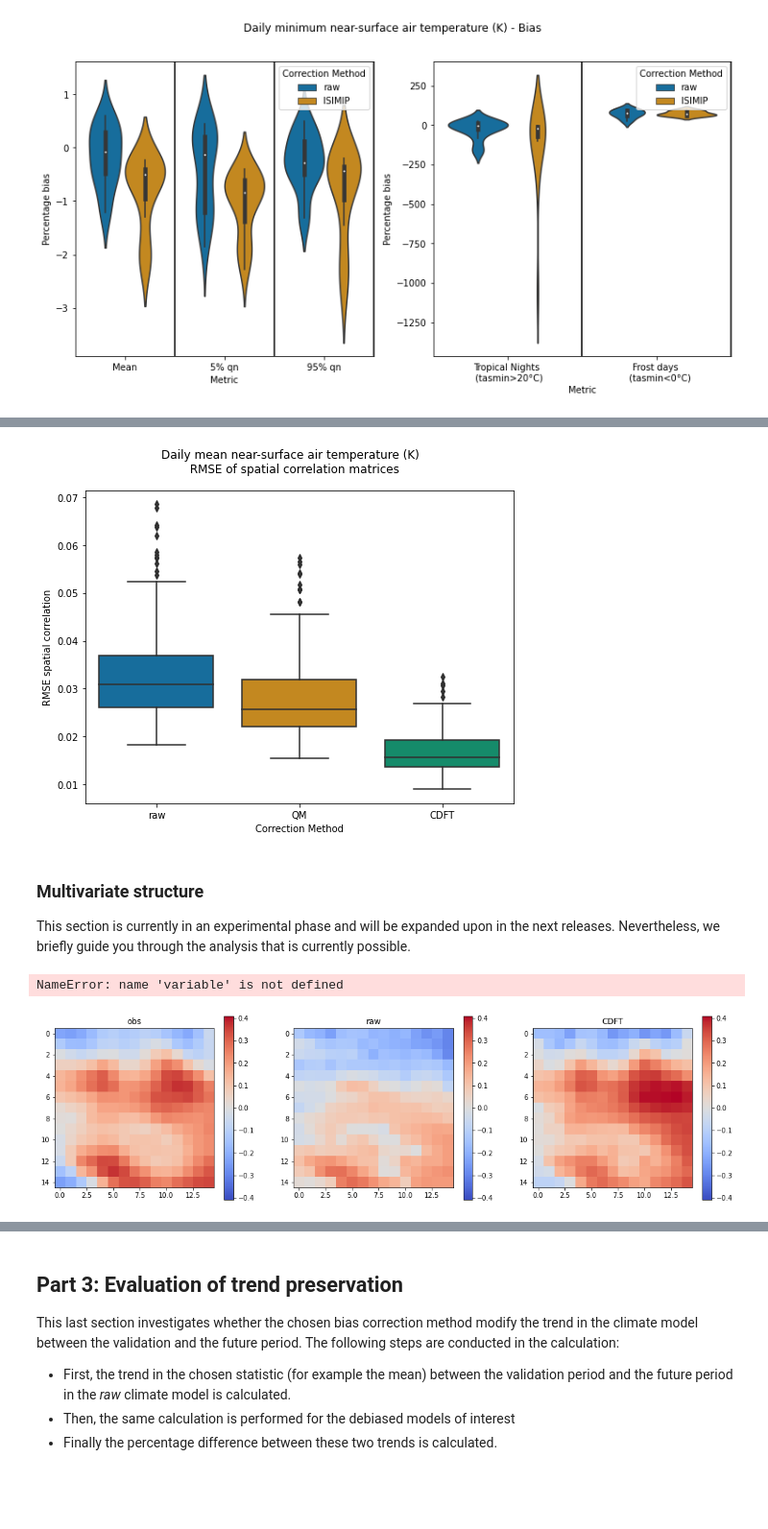
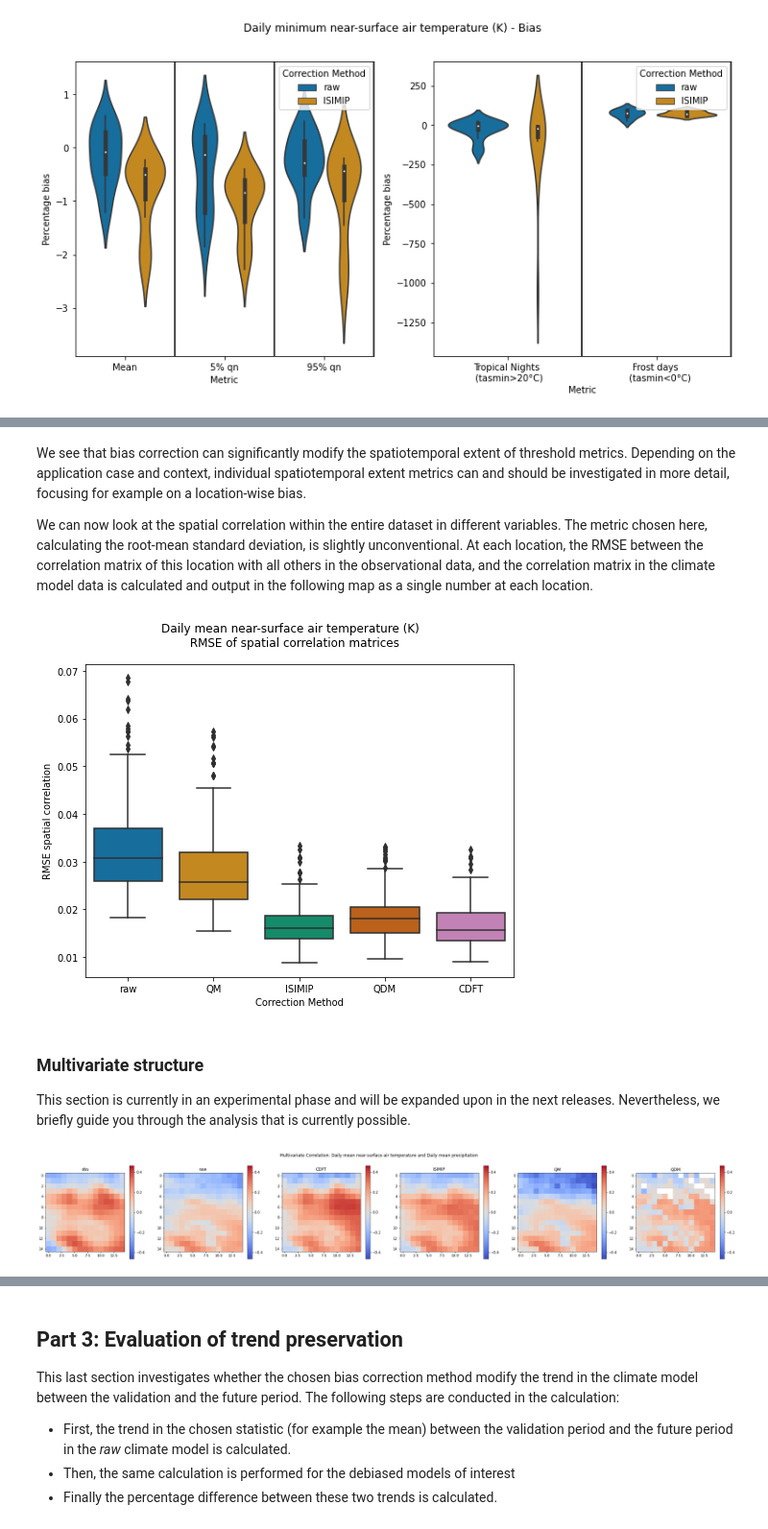
Before and after one commit to ecmwf-projects/ibicus, a Jupyter notebook: notebooks/evaluation_notebook_v5.ipynb, the cells around one changed output, grey strips where cells are left out. Shown at 96% size. Cells and saved outputs as stored; diff of their text form; code cells hidden in the pictures; blank space fills up the shorter version.

```diff
--- a/notebooks/evaluation_notebook_v5.ipynb
+++ b/notebooks/evaluation_notebook_v5.ipynb
@@ -186,5 +186,5 @@ pr_fut_debiased_CDFT = pr_debiaser_CDFT.apply(pr_obs, pr_cm_hist, pr_cm_future,
 **Quantile Delta Mapping**
 # %%
 tas_debiaser_QDM = QuantileDeltaMapping.from_variable(variable = "tas")
-tas_val_debiased_QDM = tas_debiaser_QDM.apply(tas_obs, tas_cm_hist, tas_cm_validate, time_obs = tas_time_obs, time_cm_hist = tas_time_cm_hist, time_cm_future = tas_time_cm_validate, verbosity='INFO')
-tas_fut_debiased_QDM = tas_debiaser_QDM.apply(tas_obs, tas_cm_hist, tas_cm_future, time_obs = tas_time_obs, time_cm_hist = tas_time_cm_hist, time_cm_future = tas_time_cm_future, verbosity='INFO')
+tas_val_debiased_QDM = tas_debiaser_QDM.apply(tas_obs, tas_cm_hist, tas_cm_validate, time_obs = tas_time_obs, time_cm_hist = tas_time_cm_hist, time_cm_future = tas_time_cm_validate, verbosity='ERRORS_ONLY', parallel=True)
+tas_fut_debiased_QDM = tas_debiaser_QDM.apply(tas_obs, tas_cm_hist, tas_cm_future, time_obs = tas_time_obs, time_cm_hist = tas_time_cm_hist, time_cm_future = tas_time_cm_future, verbosity='ERRORS_ONLY', parallel=True)
@@ -194,4 +191,4 @@ INFO:root:----- Running debiasing for variable: Daily mean near-surface air temp
 # %%
 pr_debiaser_QDM = QuantileDeltaMapping.from_variable(variable = "pr")
-pr_val_debiased_QDM = pr_debiaser_QDM.apply(pr_obs, pr_cm_hist, pr_cm_validate, time_obs = pr_time_obs, time_cm_hist = pr_time_cm_hist, time_cm_future = pr_time_cm_validate, verbosity='ERRORS_ONLY')
-pr_fut_debiased_QDM = pr_debiaser_QDM.apply(pr_obs, pr_cm_hist, pr_cm_future, time_obs = pr_time_obs, time_cm_hist = pr_time_cm_hist, time_cm_future = pr_time_cm_future, verbosity='ERRORS_ONLY')
+pr_val_debiased_QDM = pr_debiaser_QDM.apply(pr_obs, pr_cm_hist, pr_cm_validate, time_obs = pr_time_obs, time_cm_hist = pr_time_cm_hist, time_cm_future = pr_time_cm_validate, verbosity='ERRORS_ONLY', parallel=True)
+pr_fut_debiased_QDM = pr_debiaser_QDM.apply(pr_obs, pr_cm_hist, pr_cm_future, time_obs = pr_time_obs, time_cm_hist = pr_time_cm_hist, time_cm_future = pr_time_cm_future, verbosity='ERRORS_ONLY', parallel=True)
@@ -207,0 +197,8 @@ pr_fut_debiased_QM = pr_debiaser_QM.apply(pr_obs, pr_cm_hist, pr_cm_future, verb
+# %%
+tas_debiaser_QM = QuantileMapping.from_variable(variable = "tas")
+tas_val_debiased_QM = tas_debiaser_QM.apply(tas_obs, tas_cm_hist, tas_cm_validate, verbosity='INFO')
+tas_fut_debiased_QM = tas_debiaser_QM.apply(tas_obs, tas_cm_hist, tas_cm_future, verbosity='INFO')
+
+pr_debiaser_QM = QuantileMapping.from_variable(variable = "pr")
+pr_val_debiased_QM = pr_debiaser_QM.apply(pr_obs, pr_cm_hist, pr_cm_validate, verbosity='INFO')
+pr_fut_debiased_QM = pr_debiaser_QM.apply(pr_obs, pr_cm_hist, pr_cm_future, verbosity='INFO')
@@ -345,20 +403,27 @@ dry_days.violinplots_clusters(minimum_length = 4, obs = pr_obs_validate,
+# %% [markdown]
+We see that bias correction can significantly modify the spatiotemporal extent of threshold metrics. Depending on the application case and context, individual spatiotemporal extent metrics can and should be investigated in more detail, focusing for example on a location-wise bias.
+
+We can now look at the spatial correlation within the entire dataset in different variables. The metric chosen here, calculating the root-mean standard deviation, is slightly unconventional. At each location, the RMSE between the correlation matrix of this location with all others in the observational data, and the correlation matrix in the climate model data is calculated and output in the following map as a single number at each location.
 # %%
 tas_rmsd_spatial = correlation.rmse_spatial_correlation_distribution(variable = 'tas',
                                                                      obs_data = tas_obs_validate, raw = tas_cm_future,
-                                                                     QM = tas_val_debiased_QM,# ISIMIP = tas_val_debiased_ISIMIP,
-                                                                     #QDM = tas_val_debiased_QDM,
+                                                                     QM = tas_val_debiased_QM, ISIMIP = tas_val_debiased_ISIMIP,
+                                                                     QDM = tas_val_debiased_QDM,
                                                                      CDFT = tas_val_debiased_CDFT)
 tas_rmsd_spatial_plot = correlation.rmse_spatial_correlation_boxplot(variable = 'tas', dataset = tas_rmsd_spatial)
 tas_rmsd_spatial_plot.show()
 # %% [output]
-[figure, old version]
+[figure, new version]
 # %% [markdown]
 ### Multivariate structure
 
 This section is currently in an experimental phase and will be expanded upon in the next releases. Nevertheless, we briefly guide you through the analysis that is currently possible.
 # %%
-multivariate.calculate_and_spatialplot_multivariate_correlation(variables = ['tas', 'pr'], obs = [tas_obs_validate, pr_obs_validate],
-                         raw = [tas_cm_validate, pr_cm_validate], CDFT = [tas_val_debiased_CDFT, pr_val_debiased_CDFT])
+tas_pr_corr = multivariate.calculate_and_spatialplot_multivariate_correlation(variables = ['tas', 'pr'], obs = [tas_obs_validate, pr_obs_validate],
+                         raw = [tas_cm_validate, pr_cm_validate], CDFT = [tas_val_debiased_CDFT, pr_val_debiased_CDFT],
+                                                               ISIMIP = [tas_val_debiased_ISIMIP, pr_val_debiased_ISIMIP],
+                                                               QM = [tas_val_debiased_QM, pr_val_debiased_QM],
+                                                                QDM = [tas_val_debiased_QDM, pr_val_debiased_QDM])
+plt.show()
 # %% [output]
-NameError: name 'variable' is not defined
-[figure, old version]
+[figure, new version]
```
Also changed, not shown: parts of 62 cells of this notebook, 3 other files.
